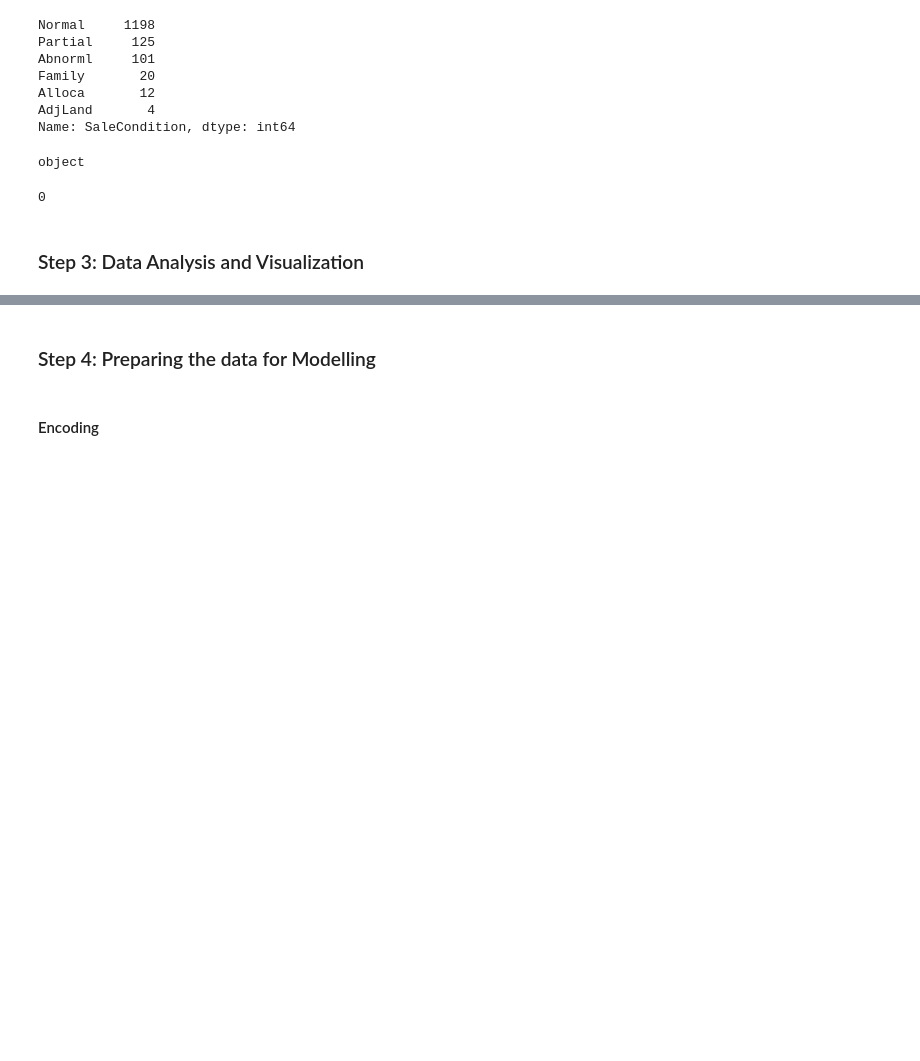
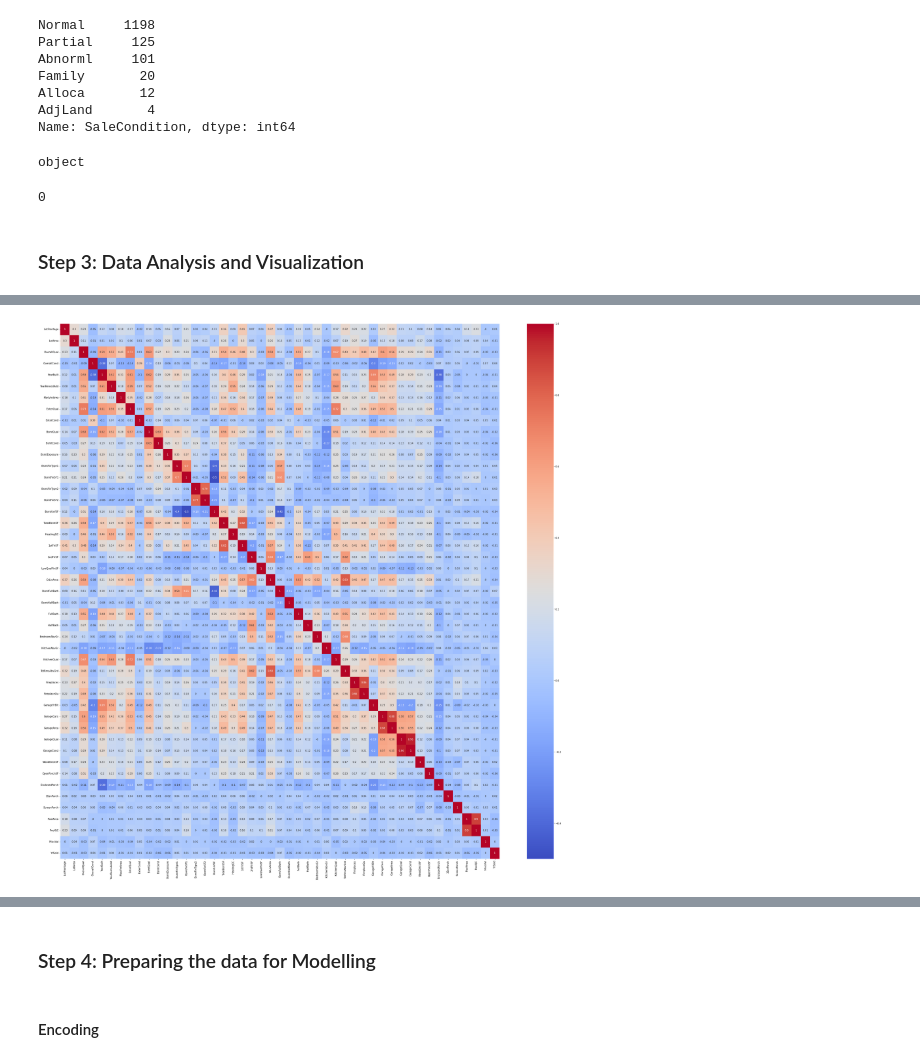
Before and after one commit to SathishKumarRamasamy/advance-regression-assignment, a Jupyter notebook: advanced-regression-assignment.ipynb, the cells around one changed output, grey strips where cells are left out. Saved outputs shown, nothing was run; the diff lists cells and outputs as text; code cells hidden in the pictures; blank space fills up the shorter version.

```diff
--- a/advanced-regression-assignment.ipynb
+++ b/advanced-regression-assignment.ipynb
@@ -2253,0 +2229,8 @@ plt.show()
+# %%
+# Drop Id, Utilities and SalePrice for heatmap analysis
+housing_data_ha = housing_data.drop(['Id','Utilities','SalePrice'],axis=1)
+plt.figure(figsize=(40,40))
+sns.heatmap(housing_data_ha.corr().round(2),annot=True,cmap=sns.color_palette("coolwarm", as_cmap=True))
+plt.show()
+# %% [output]
+[figure, added]
```
Also changed, not shown: parts of 33 cells of this notebook.
